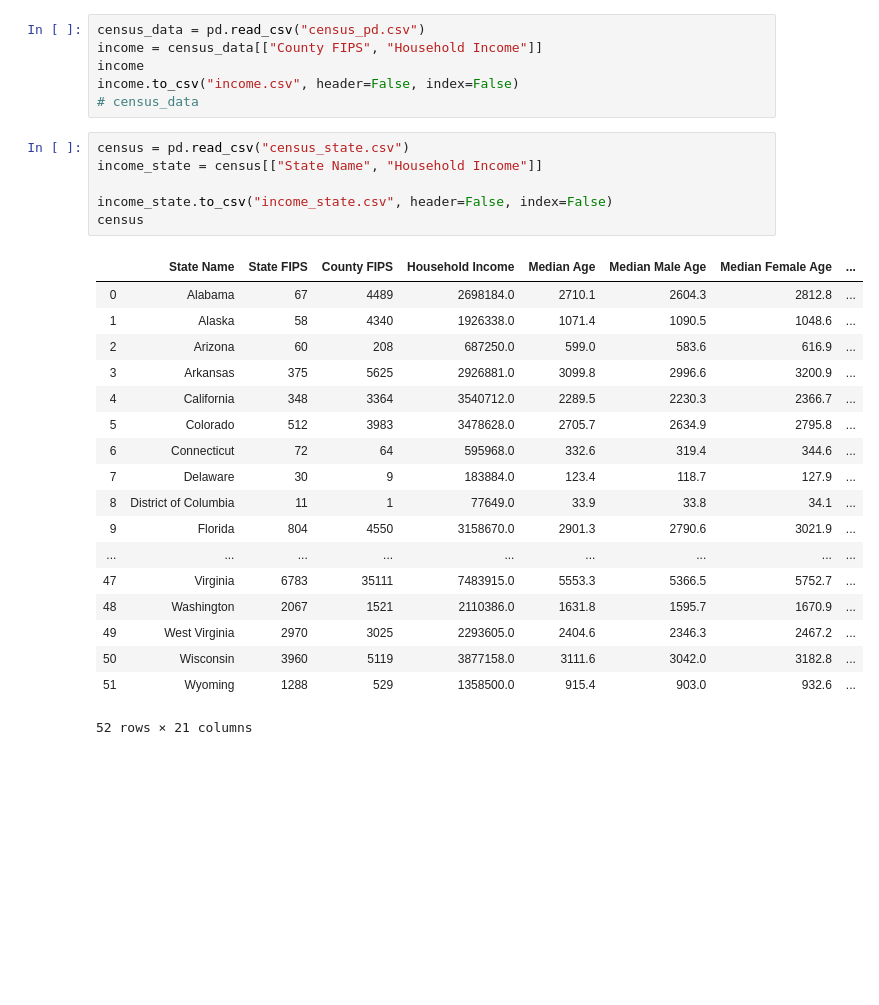
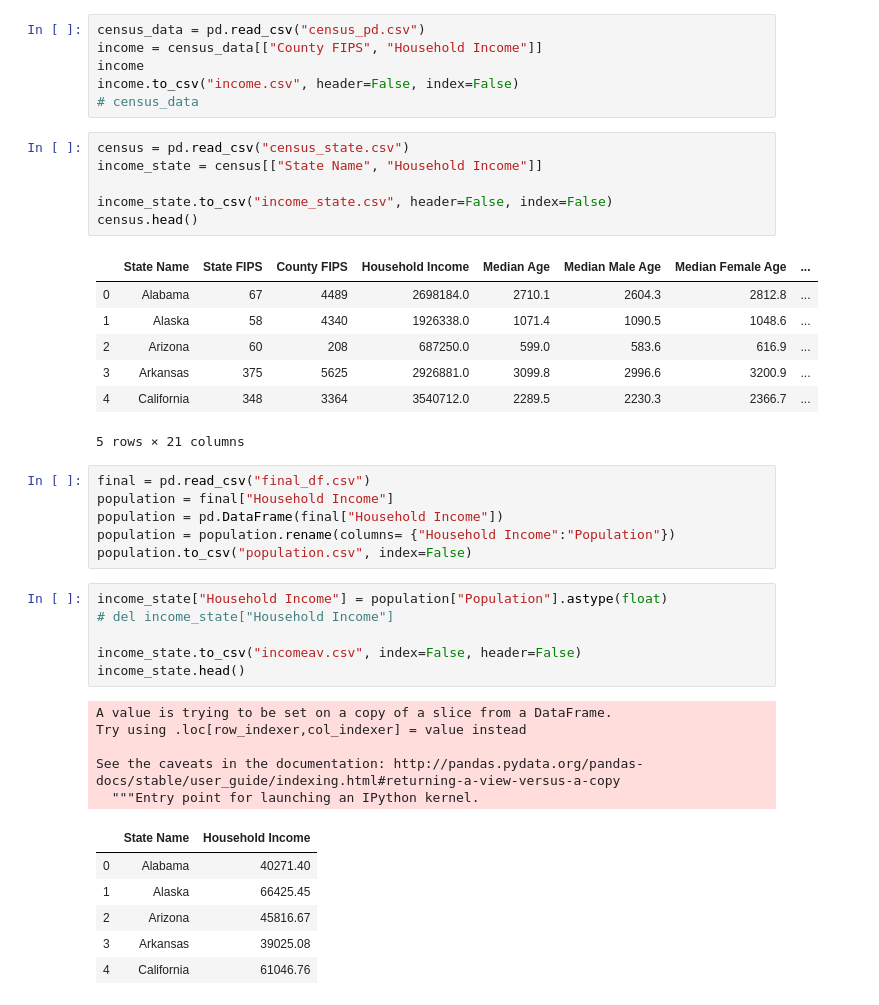
Before and after one commit to jdo4508/Project-1, a Jupyter notebook: cheryl/CSV CFH.ipynb, the cells around one changed output. Drawn from its saved outputs; the diff is of its cells as text; blank space fills up the shorter version.

```diff
--- a/cheryl/CSV CFH.ipynb
+++ b/cheryl/CSV CFH.ipynb
@@ -10,25 +10,38 @@ income.to_csv("income.csv", header=False, index=False)
 # %%
 census = pd.read_csv("census_state.csv")
 income_state = census[["State Name", "Household Income"]]
 
 income_state.to_csv("income_state.csv", header=False, index=False)
-census
+census.head()
 # %% [output]
 |  | State Name | State FIPS | County FIPS | Household Income | Median Age | Median Male Age | Median Female Age | ... |
 | 0 | Alabama | 67 | 4489 | 2698184.0 | 2710.1 | 2604.3 | 2812.8 | ... |
 | 1 | Alaska | 58 | 4340 | 1926338.0 | 1071.4 | 1090.5 | 1048.6 | ... |
 | 2 | Arizona | 60 | 208 | 687250.0 | 599.0 | 583.6 | 616.9 | ... |
 | 3 | Arkansas | 375 | 5625 | 2926881.0 | 3099.8 | 2996.6 | 3200.9 | ... |
 | 4 | California | 348 | 3364 | 3540712.0 | 2289.5 | 2230.3 | 2366.7 | ... |
-| 5 | Colorado | 512 | 3983 | 3478628.0 | 2705.7 | 2634.9 | 2795.8 | ... |
-| 6 | Connecticut | 72 | 64 | 595968.0 | 332.6 | 319.4 | 344.6 | ... |
-| 7 | Delaware | 30 | 9 | 183884.0 | 123.4 | 118.7 | 127.9 | ... |
-| 8 | District of Columbia | 11 | 1 | 77649.0 | 33.9 | 33.8 | 34.1 | ... |
-| 9 | Florida | 804 | 4550 | 3158670.0 | 2901.3 | 2790.6 | 3021.9 | ... |
-| ... | ... | ... | ... | ... | ... | ... | ... | ... |
-| 47 | Virginia | 6783 | 35111 | 7483915.0 | 5553.3 | 5366.5 | 5752.7 | ... |
-| 48 | Washington | 2067 | 1521 | 2110386.0 | 1631.8 | 1595.7 | 1670.9 | ... |
-| 49 | West Virginia | 2970 | 3025 | 2293605.0 | 2404.6 | 2346.3 | 2467.2 | ... |
-| 50 | Wisconsin | 3960 | 5119 | 3877158.0 | 3111.6 | 3042.0 | 3182.8 | ... |
-| 51 | Wyoming | 1288 | 529 | 1358500.0 | 915.4 | 903.0 | 932.6 | ... |
-52 rows × 21 columns
+5 rows × 21 columns
+# %%
+final = pd.read_csv("final_df.csv")
+population = final["Household Income"]
+population = pd.DataFrame(final["Household Income"])
+population = population.rename(columns= {"Household Income":"Population"})
+population.to_csv("population.csv", index=False)
+# %%
+income_state["Household Income"] = population["Population"].astype(float)
+# del income_state["Household Income"]
+
+income_state.to_csv("incomeav.csv", index=False, header=False)
+income_state.head()
+# %% [output]
+A value is trying to be set on a copy of a slice from a DataFrame.
+Try using .loc[row_indexer,col_indexer] = value instead
+
+See the caveats in the documentation: http://pandas.pydata.org/pandas-docs/stable/user_guide/indexing.html#returning-a-view-versus-a-copy
+  """Entry point for launching an IPython kernel.
+|  | State Name | Household Income |
+| 0 | Alabama | 40271.40 |
+| 1 | Alaska | 66425.45 |
+| 2 | Arizona | 45816.67 |
+| 3 | Arkansas | 39025.08 |
+| 4 | California | 61046.76 |
```
Also changed, not shown: parts of 1 cell of this notebook, 11 other files.
